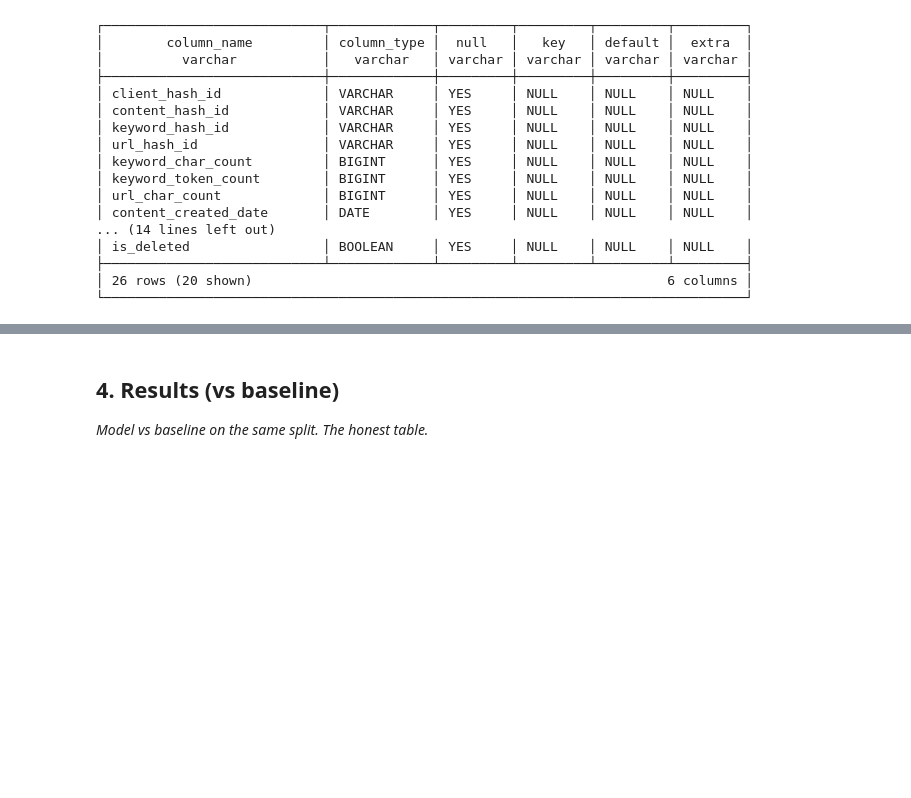
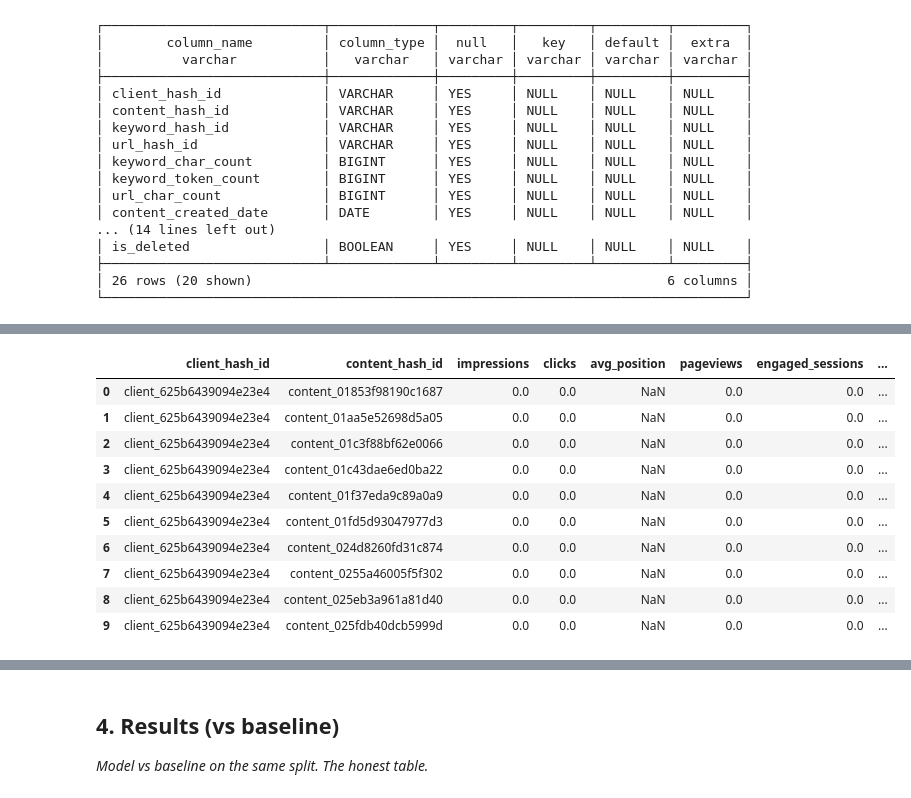
Before and after one commit to Aleeza-Maryam/Aleeza-ML-Internship-WEEK1, a Jupyter notebook: work/notebooks/capstone.ipynb, the cells around one changed output, grey strips where cells are left out. Drawn from its saved outputs; the diff is of its cells as text; code cells hidden in the pictures; blank space fills up the shorter version.

```diff
--- a/work/notebooks/capstone.ipynb
+++ b/work/notebooks/capstone.ipynb
@@ -222,3 +173,76 @@ content_schema.show()
 ├────────────────────────────┴─────────────┴─────────┴─────────┴─────────┴─────────┤
 │ 26 rows (20 shown)                                                     6 columns │
 └──────────────────────────────────────────────────────────────────────────────────┘
+# %%
+march_features = con.sql(f"""
+WITH performance AS (
+    SELECT
+        client_hash_id,
+        content_hash_id,
+        AVG(gsc_impressions) AS impressions,
+        AVG(gsc_clicks) AS clicks,
+        AVG(gsc_avg_position) AS avg_position,
+        AVG(ga4_pageviews) AS pageviews,
+        AVG(ga4_engaged_sessions) AS engaged_sessions
+    FROM read_parquet(
+        '{HF_DATASET}/fact_content_daily_performance/month=2026-03/data_0.parquet'
+    )
+    GROUP BY
+        client_hash_id,
+        content_hash_id
+    LIMIT 10000
+),
+
+content_info AS (
+    SELECT
+        client_hash_id,
+        content_hash_id,
+        content_created_date,
+        content_updated_date,
+        content_type,
+        search_volume,
+        word_count,
+        is_published,
+        is_deleted
+    FROM read_parquet(
+        '{HF_DATASET}/dim_content.parquet'
+    )
+)
+
+SELECT
+    p.*,
+    c.content_created_date,
+    c.content_updated_date,
+    c.content_type,
+    c.search_volume,
+    c.word_count,
+    c.is_published,
+    c.is_deleted,
+
+    -- Content age in days
+    DATE_DIFF(
+        'day',
+        c.content_created_date,
+        DATE '2026-03-31'
+    ) AS content_age_days,
+
+    -- Days since last update
+    DATE_DIFF(
+        'day',
+        c.content_updated_date,
+        DATE '2026-03-31'
+    ) AS days_since_update
+
+FROM performance p
+
+LEFT JOIN content_info c
+ON p.client_hash_id = c.client_hash_id
+AND p.content_hash_id = c.content_hash_id
+""")
+
+features_df = march_features.df()
+
+print("Final feature dataset shape:", features_df.shape)
+
+features_df.head(10)
+# %% [output]
@@ -224,0 +250,11 @@ content_schema.show()
+|  | client_hash_id | content_hash_id | impressions | clicks | avg_position | pageviews | engaged_sessions | ... |
+| 0 | client_625b6439094e23e4 | content_01853f98190c1687 | 0.0 | 0.0 | NaN | 0.0 | 0.0 | ... |
+| 1 | client_625b6439094e23e4 | content_01aa5e52698d5a05 | 0.0 | 0.0 | NaN | 0.0 | 0.0 | ... |
+| 2 | client_625b6439094e23e4 | content_01c3f88bf62e0066 | 0.0 | 0.0 | NaN | 0.0 | 0.0 | ... |
+| 3 | client_625b6439094e23e4 | content_01c43dae6ed0ba22 | 0.0 | 0.0 | NaN | 0.0 | 0.0 | ... |
+| 4 | client_625b6439094e23e4 | content_01f37eda9c89a0a9 | 0.0 | 0.0 | NaN | 0.0 | 0.0 | ... |
+| 5 | client_625b6439094e23e4 | content_01fd5d93047977d3 | 0.0 | 0.0 | NaN | 0.0 | 0.0 | ... |
+| 6 | client_625b6439094e23e4 | content_024d8260fd31c874 | 0.0 | 0.0 | NaN | 0.0 | 0.0 | ... |
+| 7 | client_625b6439094e23e4 | content_0255a46005f5f302 | 0.0 | 0.0 | NaN | 0.0 | 0.0 | ... |
+| 8 | client_625b6439094e23e4 | content_025eb3a961a81d40 | 0.0 | 0.0 | NaN | 0.0 | 0.0 | ... |
+| 9 | client_625b6439094e23e4 | content_025fdb40dcb5999d | 0.0 | 0.0 | NaN | 0.0 | 0.0 | ... |
```
Also changed, not shown: parts of 12 cells of this notebook.
